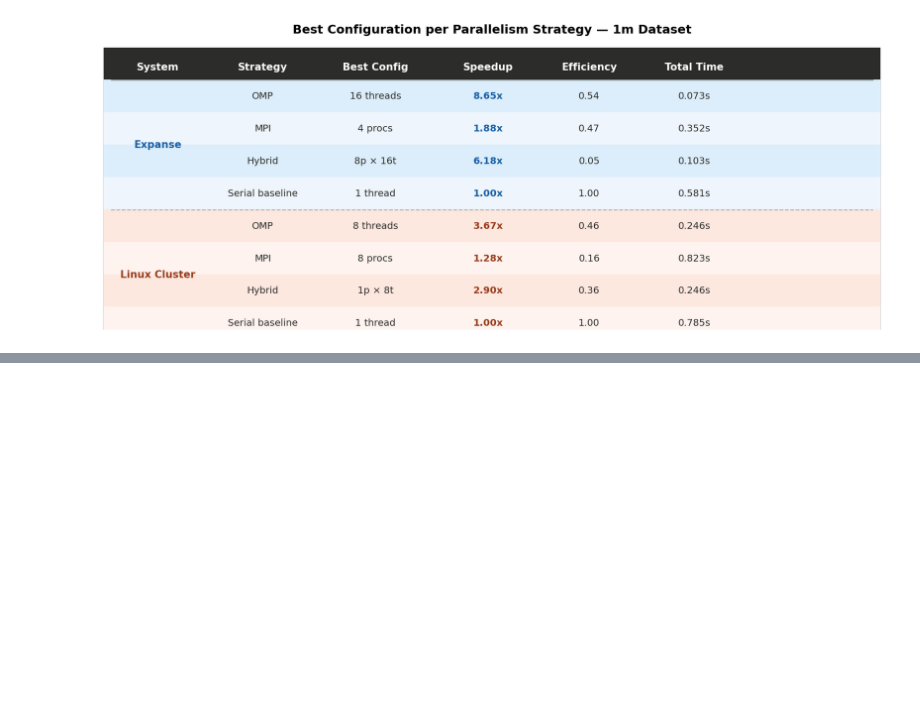
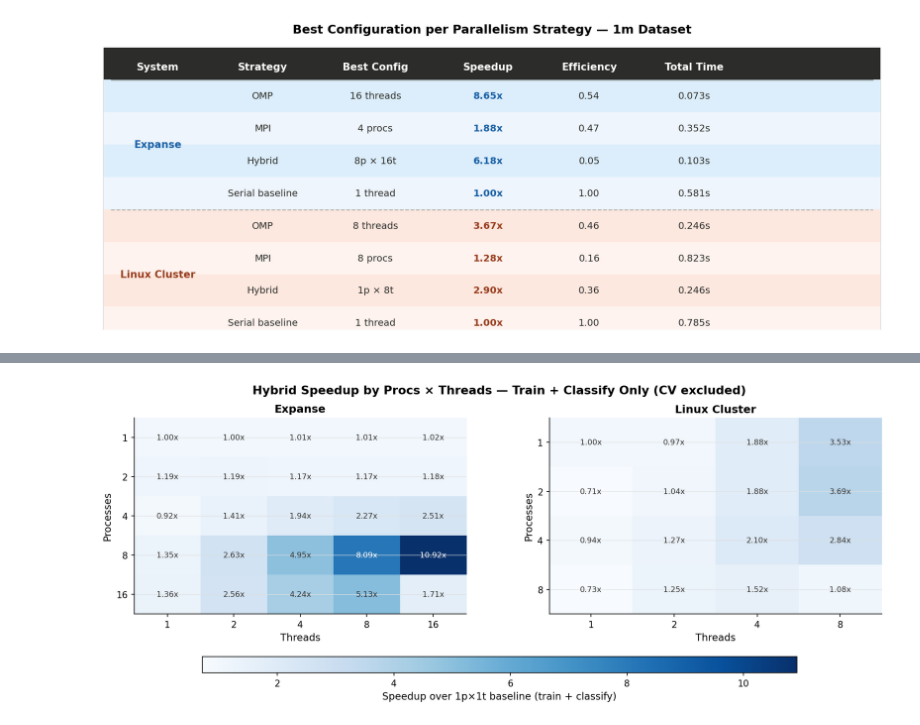
Before and after one commit to jhffmn82/IT388_parallel_processing_bayesian_classifier, a Jupyter notebook: DataVis.ipynb, the cells around one changed output, grey strips where cells are left out. Cells and saved outputs as stored; diff of their text form; code cells hidden in the pictures; blank space fills up the shorter version.

```diff
--- a/DataVis.ipynb
+++ b/DataVis.ipynb
@@ -671,0 +713,59 @@ Saved: chart7_summary_table.png
+# %%
+import matplotlib.colors as mcolors
+
+fig, axes = plt.subplots(1, 2, figsize=(13, 5.0))
+
+# Compute train+classify speedup first, then build datasets list
+for data in [expanse, cluster]:
+    baseline_compute = (
+        data["hybrid"][(data["hybrid"]["procs"] == 1) &
+                       (data["hybrid"]["threads"] == 1)].iloc[0][["train", "classify"]].sum()
+    )
+    data["hybrid"] = data["hybrid"].copy()
+    data["hybrid"]["compute_speedup"] = baseline_compute / (
+        data["hybrid"]["train"] + data["hybrid"]["classify"]
+    )
+
+# Build AFTER computation so df references the updated DataFrames
+datasets = [
+    (expanse["hybrid"], "Expanse"),
+    (cluster["hybrid"], "Linux Cluster"),
+]
+
+all_vals = pd.concat([expanse["hybrid"], cluster["hybrid"]])["compute_speedup"]
+vmin, vmax = all_vals.min(), all_vals.max()
+norm = mcolors.Normalize(vmin=vmin, vmax=vmax)
+
+for ax, (df, title) in zip(axes, datasets):
+    pivot = df.pivot(index="procs", columns="threads", values="compute_speedup")
+
+    im = ax.imshow(pivot.values, aspect="auto", cmap="Blues", norm=norm)
+
+    ax.set_xticks(range(len(pivot.columns)))
+    ax.set_xticklabels(pivot.columns)
+    ax.set_yticks(range(len(pivot.index)))
+    ax.set_yticklabels(pivot.index)
+    ax.set_xlabel("Threads")
+    ax.set_ylabel("Processes")
+    ax.set_title(title)
+
+    for i in range(len(pivot.index)):
+        for j in range(len(pivot.columns)):
+            val = pivot.values[i, j]
+            if not pd.isna(val):
+                ax.text(j, i, f"{val:.2f}x", ha="center", va="center",
+                        fontsize=8.5,
+                        color="white" if val > vmax * 0.6 else "#333333")
+
+fig.suptitle("Hybrid Speedup by Procs × Threads — Train + Classify Only (CV excluded)",
+             fontsize=13, fontweight="bold")
+
+fig.subplots_adjust(left=0.07, right=0.95, top=0.88, bottom=0.28, wspace=0.25)
+cbar_ax = fig.add_axes([0.15, 0.10, 0.7, 0.05])
+fig.colorbar(im, cax=cbar_ax, orientation="horizontal",
+             label="Speedup over 1p×1t baseline (train + classify)")
+
+fig.savefig("chart4b_hybrid_heatmap_no_cv.png", bbox_inches="tight")
+plt.show()
+# %% [output]
+[figure, added]
```
Also changed, not shown: parts of 1 cell of this notebook.
